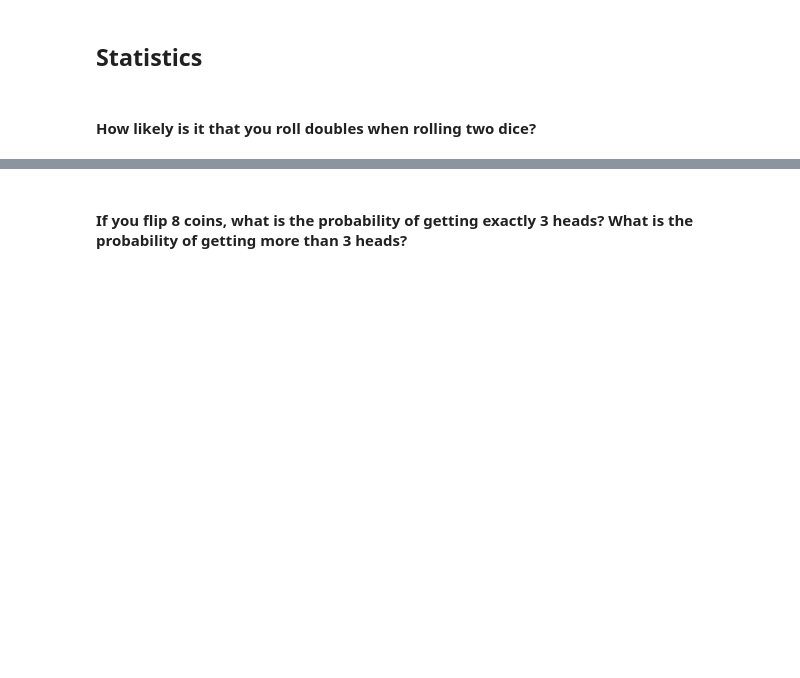
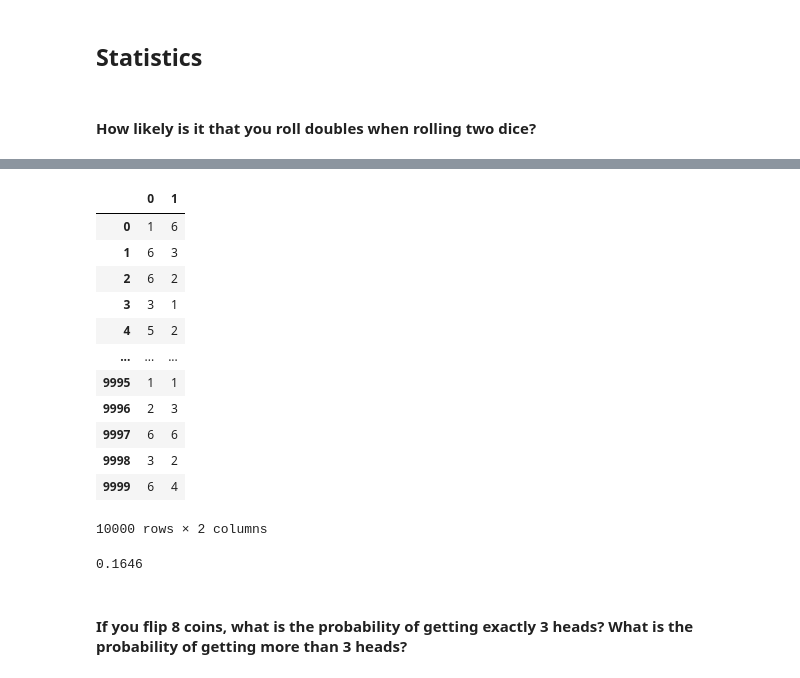
Before and after one commit to skylerschnee/statistics-exercises, a Jupyter notebook: simulation.ipynb, the cells around one changed output, grey strips where cells are left out. Drawn from its saved outputs; the diff is of its cells as text; code cells hidden in the pictures; blank space fills up the shorter version.

```diff
--- a/simulation.ipynb
+++ b/simulation.ipynb
@@ -38,0 +11,6 @@ array([6, 6])
+# %%
+outcomes = [1, 2, 3, 4, 5, 6]
+
+rolls = np.random.choice(outcomes, size = (10000, 2))
+
+rolls
@@ -39,2 +25,23 @@ array([6, 6])
+# %%
+rolls_df = pd.DataFrame(rolls)
+rolls_df
+# %% [output]
+|  | 0 | 1 |
+| 0 | 1 | 6 |
+| 1 | 6 | 3 |
+| 2 | 6 | 2 |
+| 3 | 3 | 1 |
+| 4 | 5 | 2 |
+| ... | ... | ... |
+| 9995 | 1 | 1 |
+| 9996 | 2 | 3 |
+| 9997 | 6 | 6 |
+| 9998 | 3 | 2 |
+| 9999 | 6 | 4 |
+10000 rows × 2 columns
+# %%
+(rolls_df[0] == rolls_df[1]).mean()
+# %% [output]
+0.1646
 # %% [markdown]
 #### If you flip 8 coins, what is the probability of getting exactly 3 heads? What is the probability of getting more than 3 heads?
```
Also changed, not shown: parts of 58 cells of this notebook, 1 other file.
